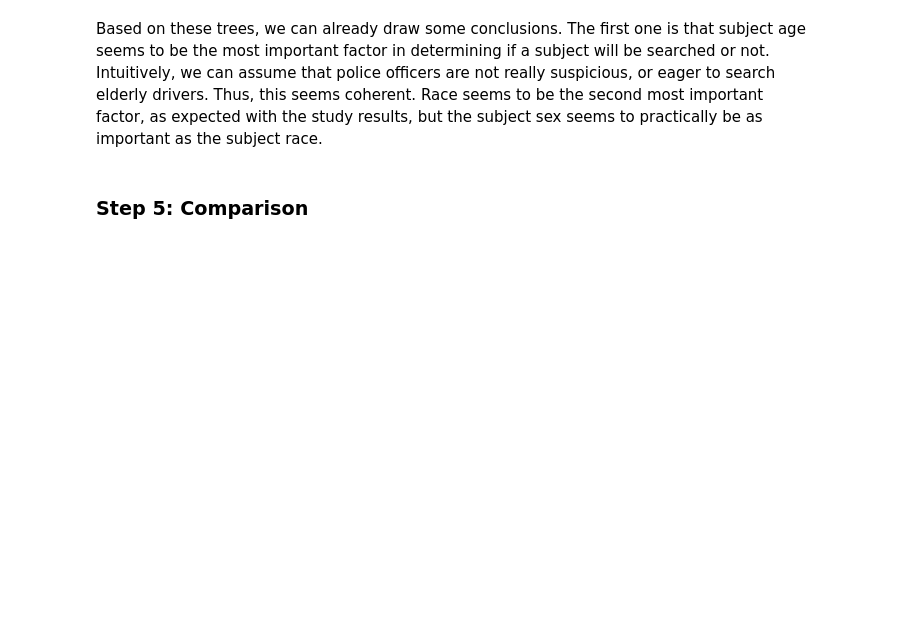
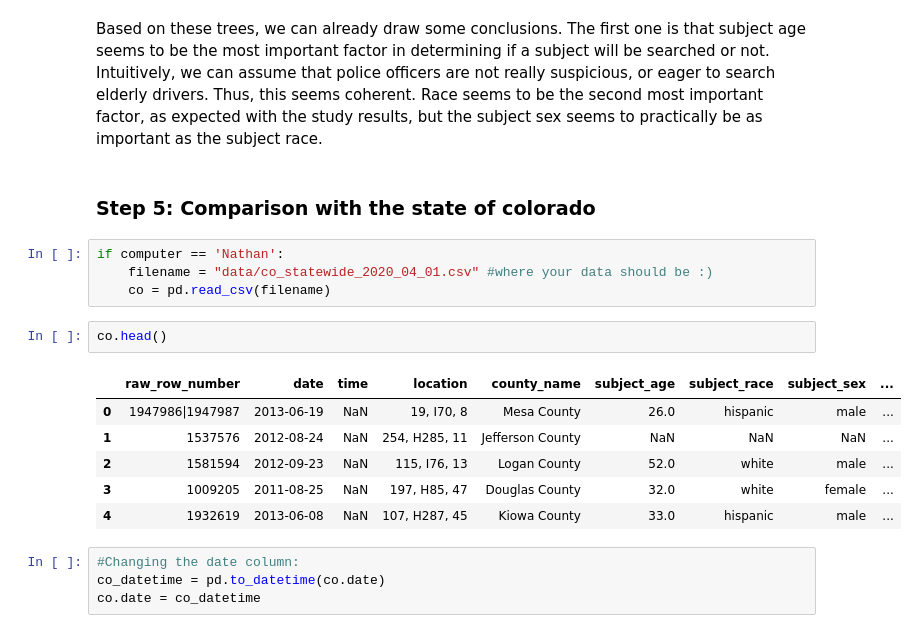
Before and after one commit to epfl-ada/ada-2020-project-milestone-p3-p3_devilllino, a Jupyter notebook: milestone_4.ipynb, the cells around one changed output. Cells and saved outputs as stored; diff of their text form; blank space fills up the shorter version.

Commit message:
begining comparison

```diff
--- a/milestone_4.ipynb
+++ b/milestone_4.ipynb
@@ -489,4 +489,21 @@ fig.savefig("tree3.png")
 # %% [markdown]
 Based on these trees, we can already draw some conclusions. The first one is that subject age seems to be the most important factor in determining if a subject will be searched or not. Intuitively, we can assume that police officers are not really suspicious, or eager to search elderly drivers. Thus, this seems coherent. Race seems to be the second most important factor, as expected with the study results, but the subject sex seems to practically be as important as the subject race.
 # %% [markdown]
-### **Step 5**:  Comparison
+### **Step 5**:  Comparison with the state of colorado
+# %%
+if computer == 'Nathan':
+    filename = "data/co_statewide_2020_04_01.csv" #where your data should be :)
+    co = pd.read_csv(filename)
+# %%
+co.head()
+# %% [output]
+|  | raw_row_number | date | time | location | county_name | subject_age | subject_race | subject_sex | ... |
+| 0 | 1947986|1947987 | 2013-06-19 | NaN | 19, I70, 8 | Mesa County | 26.0 | hispanic | male | ... |
+| 1 | 1537576 | 2012-08-24 | NaN | 254, H285, 11 | Jefferson County | NaN | NaN | NaN | ... |
+| 2 | 1581594 | 2012-09-23 | NaN | 115, I76, 13 | Logan County | 52.0 | white | male | ... |
+| 3 | 1009205 | 2011-08-25 | NaN | 197, H85, 47 | Douglas County | 32.0 | white | female | ... |
+| 4 | 1932619 | 2013-06-08 | NaN | 107, H287, 45 | Kiowa County | 33.0 | hispanic | male | ... |
+# %%
+#Changing the date column:
+co_datetime = pd.to_datetime(co.date)
+co.date = co_datetime
```
Also changed, not shown: parts of 7 cells of this notebook.
